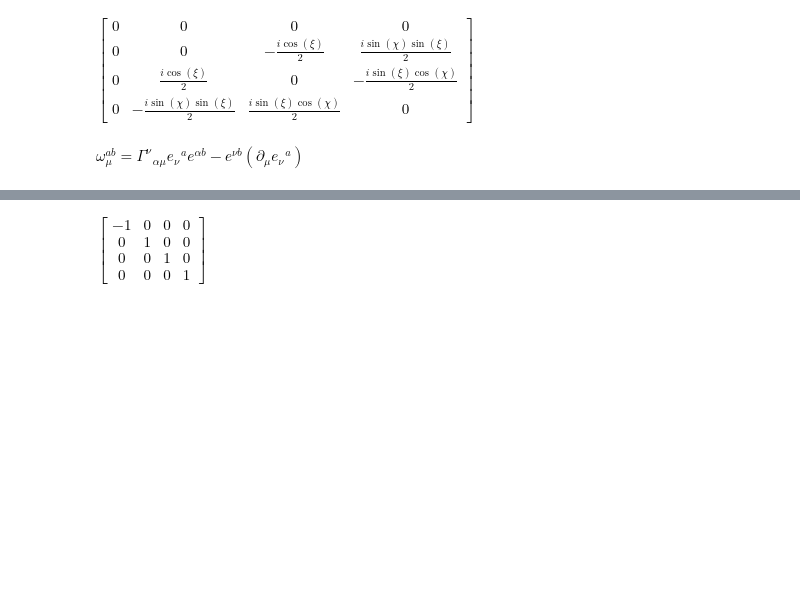
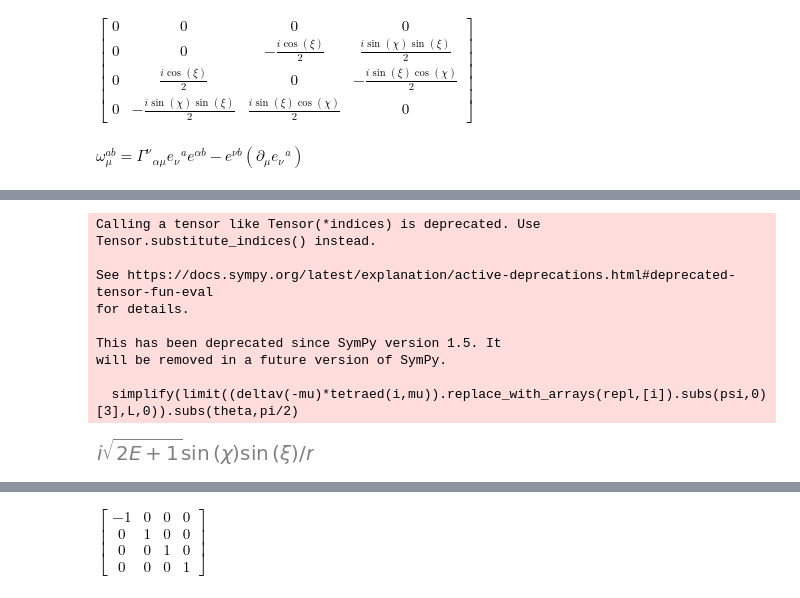
Before and after one commit to MagicMonti/Neutrinos, a Jupyter notebook: code/calculations.ipynb, the cells around one changed output, grey strips where cells are left out. Saved outputs shown, nothing was run; the diff lists cells and outputs as text; code cells hidden in the pictures; blank space fills up the shorter version.

```diff
--- a/code/calculations.ipynb
+++ b/code/calculations.ipynb
@@ -61,0 +75,23 @@ $\displaystyle \left[\begin{matrix}0 & 0 & 0 & 0\\0 & 0 & 0 & 0\\0 & 0 & 0 & r^{
+# %%
+#defining Killing-Yano tensor "Matrix"
+
+f,g = symbols("f, g", cls=Function)
+c = symbols("c")
+#g = sinh(x_ * sqrt(c))*exp(-c*kappa/3 * y_)
+
+#f = f(y_)
+
+#s = f(x_)*g(y_)
+
+#f = - diff(s,x_)/kappa
+
+f = f(y_)
+f = sqrt(2*kappa*y_ + 1)
+
+f_ = Matrix(
+    [
+        [0,0,0,0],
+        [0,0,-f,0],
+        [0,+f,0,0],
+        [0,0,0,0]])
+f_
@@ -316,0 +338,14 @@ tetrad_ = simplify(tetraed(-i, mu).replace_with_arrays(repl, [-i,mu]).subs(u_r(r
+# %%
+simplify(limit((deltav(-mu)*tetraed(i,mu)).replace_with_arrays(repl,[i]).subs(psi,0)[3],L,0)).subs(theta,pi/2)
+# %% [output]
+Calling a tensor like Tensor(*indices) is deprecated. Use
+Tensor.substitute_indices() instead.
+
+See https://docs.sympy.org/latest/explanation/active-deprecations.html#deprecated-tensor-fun-eval
+for details.
+
+This has been deprecated since SymPy version 1.5. It
+will be removed in a future version of SymPy.
+
+  simplify(limit((deltav(-mu)*tetraed(i,mu)).replace_with_arrays(repl,[i]).subs(psi,0)[3],L,0)).subs(theta,pi/2)
+[figure, added]
```
Also changed, not shown: parts of 35 cells of this notebook.
